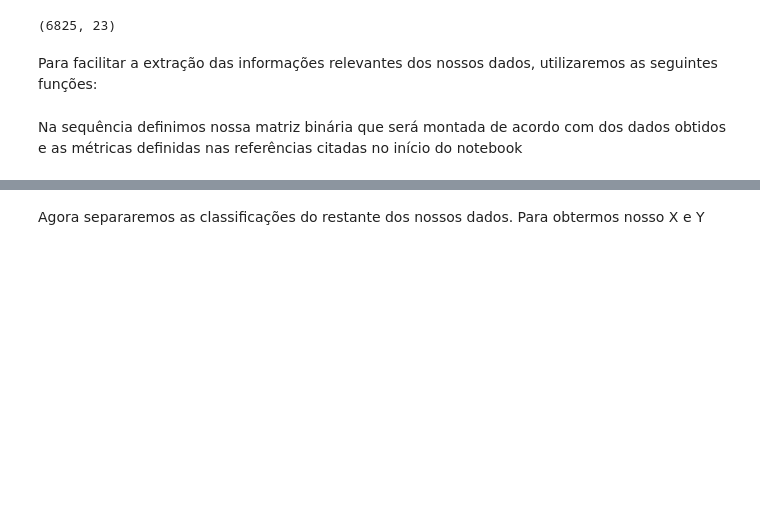
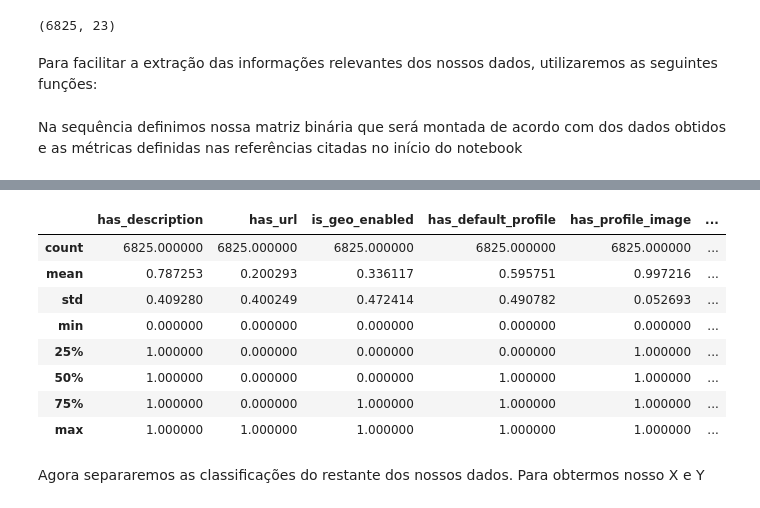
Before and after one commit to Jiamaca/Bot-Recognition-Twitter, a Jupyter notebook: Notebook 1 - Fake Followers x Genuine Accounts.ipynb, the cells around one changed output, grey strips where cells are left out. Cells and saved outputs as stored; diff of their text form; code cells hidden in the pictures; blank space fills up the shorter version.

```diff
--- a/Notebook 1 - Fake Followers x Genuine Accounts.ipynb
+++ b/Notebook 1 - Fake Followers x Genuine Accounts.ipynb
@@ -395,0 +417,12 @@ binary_matrix_train.shape
+# %%
+binary_matrix_train.describe()
+# %% [output]
+|  | has_description | has_url | is_geo_enabled | has_default_profile | has_profile_image | ... |
+| count | 6825.000000 | 6825.000000 | 6825.000000 | 6825.000000 | 6825.000000 | ... |
+| mean | 0.787253 | 0.200293 | 0.336117 | 0.595751 | 0.997216 | ... |
+| std | 0.409280 | 0.400249 | 0.472414 | 0.490782 | 0.052693 | ... |
+| min | 0.000000 | 0.000000 | 0.000000 | 0.000000 | 0.000000 | ... |
+| 25% | 1.000000 | 0.000000 | 0.000000 | 0.000000 | 1.000000 | ... |
+| 50% | 1.000000 | 0.000000 | 0.000000 | 1.000000 | 1.000000 | ... |
+| 75% | 1.000000 | 0.000000 | 1.000000 | 1.000000 | 1.000000 | ... |
+| max | 1.000000 | 1.000000 | 1.000000 | 1.000000 | 1.000000 | ... |
```
Also changed, not shown: parts of 18 cells of this notebook.
